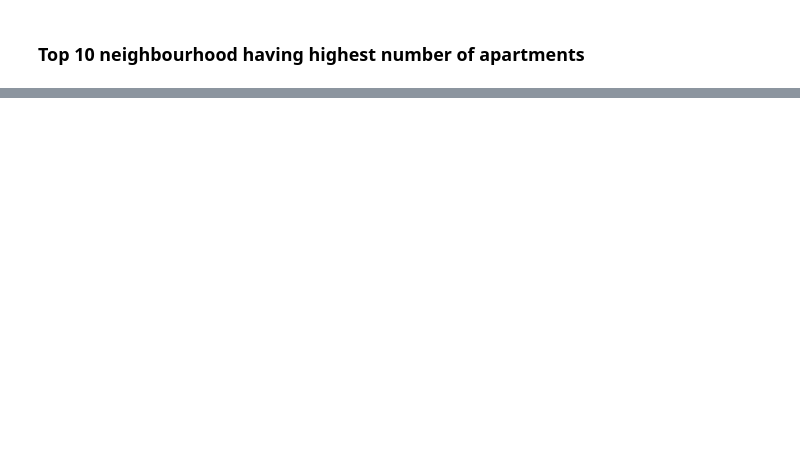
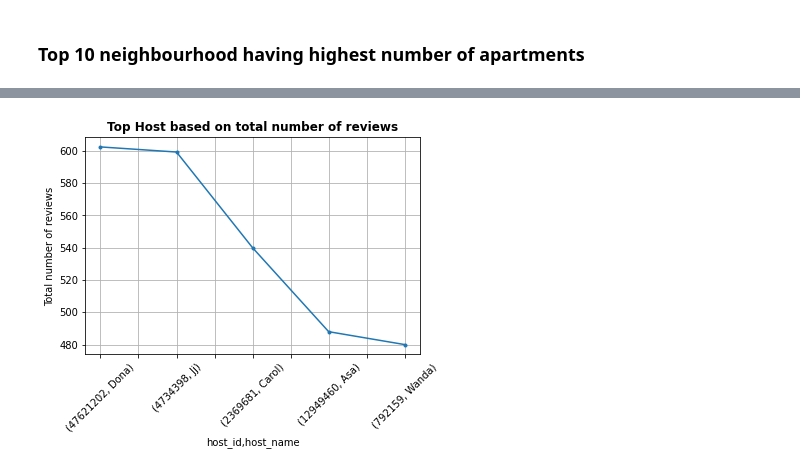
Before and after one commit to iam-ajitkumartoppo/airbnb-booking-analysis, a Jupyter notebook: Airbnb.ipynb, the cells around one changed output, grey strips where cells are left out. Cells and saved outputs as stored; diff of their text form; code cells hidden in the pictures; blank space fills up the shorter version.

```diff
--- a/Airbnb.ipynb
+++ b/Airbnb.ipynb
@@ -225,0 +273,11 @@ Name: number_of_reviews, dtype: int64
+# %%
+top_hosts=airbnb_df.groupby(['host_id','host_name'])['number_of_reviews'].mean()
+top_hosts=top_hosts.sort_values(ascending=False).head(5)
+top_hosts.plot(kind='line',marker='.',rot=45,)
+plt.title('Top Host based on total number of reviews',fontweight="bold")
+plt.ylabel('Total number of reviews')
+plt.grid()
+
+plt.show()
+# %% [output]
+[figure, added]
```
Also changed, not shown: parts of 29 cells of this notebook.
